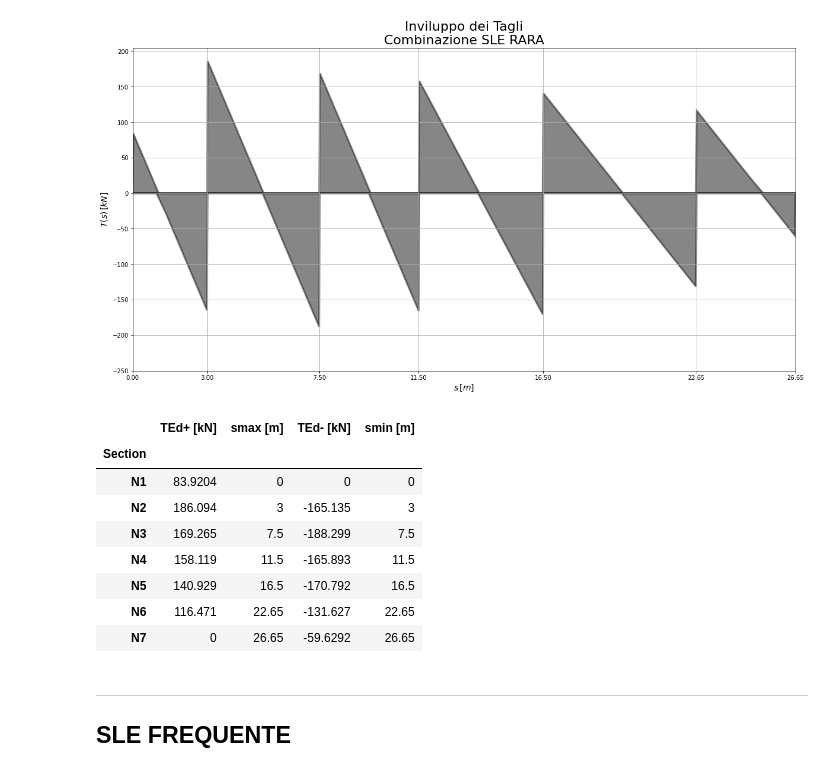
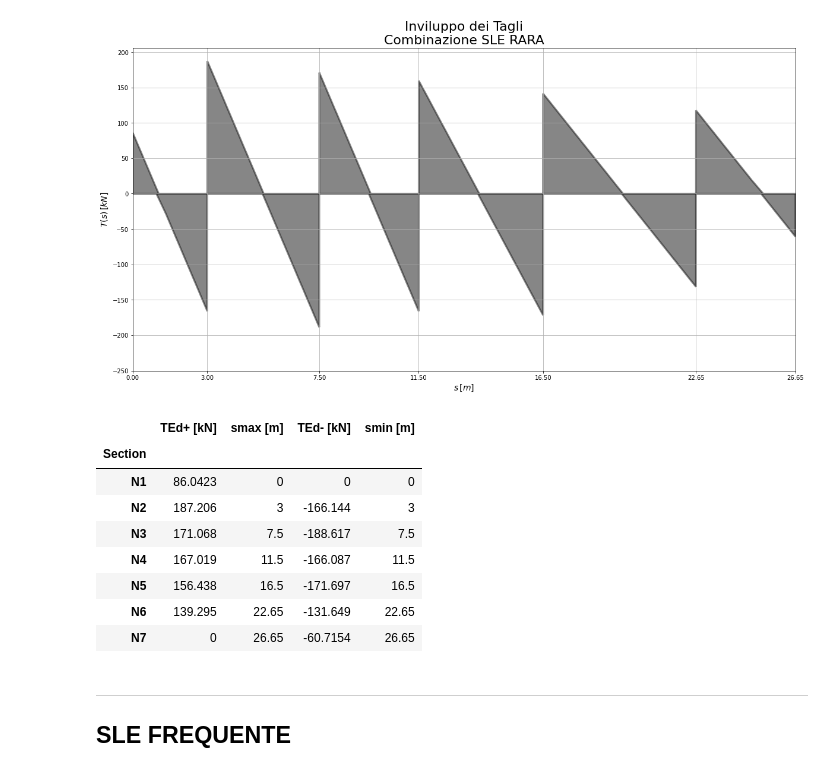
Before and after one commit to akaanzo/structural-safety, a Jupyter notebook: beam_sol.ipynb, the cells around one changed output. Saved outputs shown, nothing was run; the diff lists cells and outputs as text; code cells hidden in the pictures.

```diff
--- a/beam_sol.ipynb
+++ b/beam_sol.ipynb
@@ -633,7 +618,7 @@ plt.show()
 # %% [output]
 [figure]
 # %%
-s = np.linspace(0,26.65, num=1000)
+s = np.arange(0, 26.65, .001)
 MN6 = M1*Q1max_slu + M2*Q1min_slu + M3*Q1max_slu + M4*Q2min_slu + M5*Q3max_slu + M6*Q3max_slu
 
 #----------PLOT------------------
@@ -988,7 +977,7 @@ plt.show()
 [figure]
 [figure]
 # %%
-s = np.linspace(0,26.65, num=1000)
+s = np.arange(0, 26.65, .001)
 
 plt.figure(figsize=(20,10))
 
@@ -1179,7 +1163,7 @@ Q1min_sle_rara = 8+11.52+3.75 + 11.55+7.98+9.2 + .5*8.6 + .7*(14.4) + .6*.5 + 7.
 Q2min_sle_rara = 8+6.72+3.75 + 11.55+4.65+9.20 + .5*5.06 + .7*(8.4) + .6*.3+7.
 Q3min_sle_rara = 6+3.2+3.75 + 8.66+2.215+9.20 + .5*2.41 + .7*(4) + .138 + .7*5.63
 # %%
-s = np.linspace(0,26.65, num=1000)
+s = np.arange(0, 26.65, .001)
 MC1_sle_rara = M1*Q1max_sle_rara + M2*Q1min_sle_rara + M3*Q1max_sle_rara + M4*Q2min_sle_rara + M5*Q3max_sle_rara + M6*Q3min_sle_rara
 MN2_sle_rara = M1*Q1max_sle_rara + M2*Q1max_sle_rara + M3*Q1min_sle_rara + M4*Q2max_sle_rara + M5*Q3min_sle_rara + M6*Q3max_sle_rara
 MC2_sle_rara = M1*Q1min_sle_rara + M2*Q1max_sle_rara + M3*Q1min_sle_rara + M4*Q2max_sle_rara + M5*Q3min_sle_rara + M6*Q3max_sle_rara
@@ -1319,9 +1304,9 @@ TN5 = T1*Q1min_sle_rara + T2*Q1max_sle_rara + T3*Q1min_sle_rara + T4*Q2max_sle_r
 TN6 = T1*Q1max_sle_rara + T2*Q1min_sle_rara + T3*Q1max_sle_rara + T4*Q2min_sle_rara + T5*Q3max_sle_rara + T6*Q3max_sle_rara
 TN7 = T1*Q1min_sle_rara + T2*Q1max_sle_rara + T3*Q1min_sle_rara + T4*Q2max_sle_rara + T5*Q3min_sle_rara + T6*Q3max_sle_rara
 
-Tmax = np.zeros(1000)
-Tmin = np.zeros(1000)
-for i in range (0, 999):
+Tmax = np.zeros(len(s))
+Tmin = np.zeros(len(s))
+for i in range (0, len(s)-1):
     Tmax[i] = max(TN1[i], TN2[i], TN3[i], TN4[i], TN5[i], TN6[i], TN7[i])
     if Tmax[i] < 0:
         Tmax[i]=0
@@ -1348,43 +1333,45 @@ shearPlot()
 [figure]
 # %%
 TN1max = Tmax[1]
-TN2min = min(Tmin[0:225])
-TN2max = max(Tmax[112:225])
-TN3min = min(Tmin[250:285])
-TN3max = max(Tmax[250:285])
-TN4min = min(Tmin[290:435])
-TN4max = max(Tmax[290:435])
-TN5min = min(Tmin[450:620])
-TN5max = max(Tmax[450:620])
-TN6min = min(Tmin[650:860])
-TN6max = max(Tmax[650:860])
-TN7min = min(Tmin[900::])
+TN2min = min(Tmin[2000:3300])
+TN2max = max(Tmax[2000:3300])
+TN3min = min(Tmin[3500:7550])
+TN3max = max(Tmax[3500:7550])
+TN4min = min(Tmin[7550:11550])
+TN4max = max(Tmax[7550:11550])
+TN5min = min(Tmin[11550:16550])
+TN5max = max(Tmax[11550:16550])
+TN6min = min(Tmin[16550:22700])
+TN6max = max(Tmax[16550:22700])
+TN7min = min(Tmin[22700::])
+
+#-------------------------------------------
 
 TEd = pd.DataFrame([
     ['Section','TEd+ [kN]', 'smax [m]', 'TEd- [kN]', 'smin [m]'],
     ['N1', TN1max, 0, 0, 0],
     ['N2', TN2max, 3, TN2min, 3],
     ['N3', TN3max, 7.5, TN3min, 7.5],
     ['N4', TN4max, 11.5, TN4min, 11.5],
     ['N5', TN5max, 16.5, TN5min, 16.5],
     ['N6', TN6max, 22.65, TN6min, 22.65],
     ['N7', 0, 26.65, TN7min, 26.65]
 ])
 TEd.columns = TEd.iloc[0]
 TEd = TEd.drop([0])
 TEd = TEd.set_index('Section')
 TEd.to_latex('export/tab/shear_sleRara.tex')
 TEd
 # %% [output]
 |  | TEd+ [kN] | smax [m] | TEd- [kN] | smin [m] |
 | Section |  |  |  |  |
-| N1 | 83.9204 | 0 | 0 | 0 |
-| N2 | 186.094 | 3 | -165.135 | 3 |
-| N3 | 169.265 | 7.5 | -188.299 | 7.5 |
-| N4 | 158.119 | 11.5 | -165.893 | 11.5 |
-| N5 | 140.929 | 16.5 | -170.792 | 16.5 |
-| N6 | 116.471 | 22.65 | -131.627 | 22.65 |
-| N7 | 0 | 26.65 | -59.6292 | 26.65 |
+| N1 | 86.0423 | 0 | 0 | 0 |
+| N2 | 187.206 | 3 | -166.144 | 3 |
+| N3 | 171.068 | 7.5 | -188.617 | 7.5 |
+| N4 | 167.019 | 11.5 | -166.087 | 11.5 |
+| N5 | 156.438 | 16.5 | -171.697 | 16.5 |
+| N6 | 139.295 | 22.65 | -131.649 | 22.65 |
+| N7 | 0 | 26.65 | -60.7154 | 26.65 |
 # %% [markdown]
 ---
 ## SLE FREQUENTE
```
Also changed, not shown: parts of 51 cells of this notebook, 26 other files.
